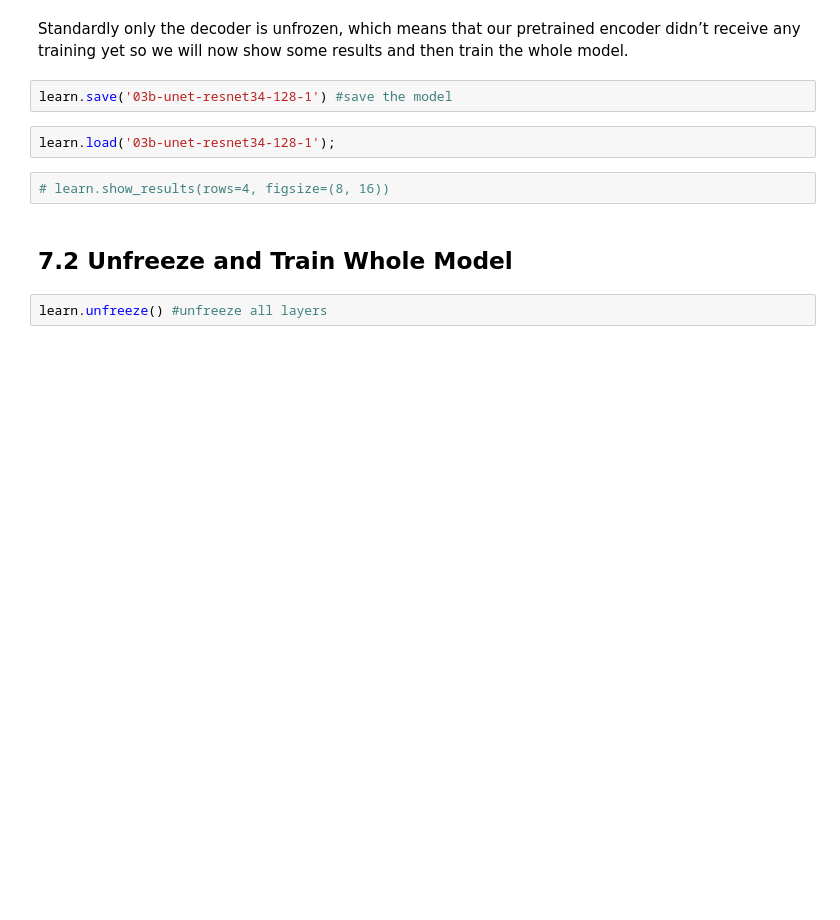
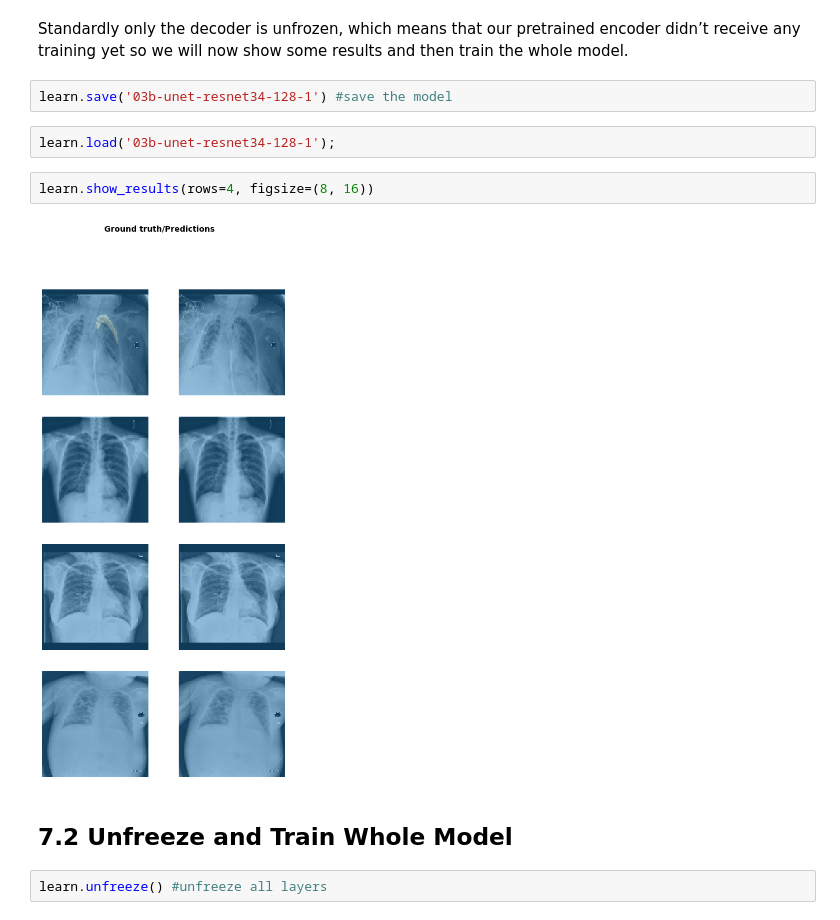
Before and after one commit to Pranav-Dinesh/UGProject, a Jupyter notebook: Project_Pneumothorax_Group_14.ipynb, the cells around one changed output. Saved outputs shown, nothing was run; the diff lists cells and outputs as text; blank space fills up the shorter version.

```diff
--- a/Project_Pneumothorax_Group_14.ipynb
+++ b/Project_Pneumothorax_Group_14.ipynb
@@ -580,7 +601,9 @@ learn.save('03b-unet-resnet34-128-1') #save the model
 # %%
 learn.load('03b-unet-resnet34-128-1');
 # %%
-# learn.show_results(rows=4, figsize=(8, 16))
+learn.show_results(rows=4, figsize=(8, 16))
+# %% [output]
+[figure, added]
 # %% [markdown]
 ## 7.2 Unfreeze and Train Whole Model
 # %%
```
Also changed, not shown: parts of 26 cells of this notebook.
